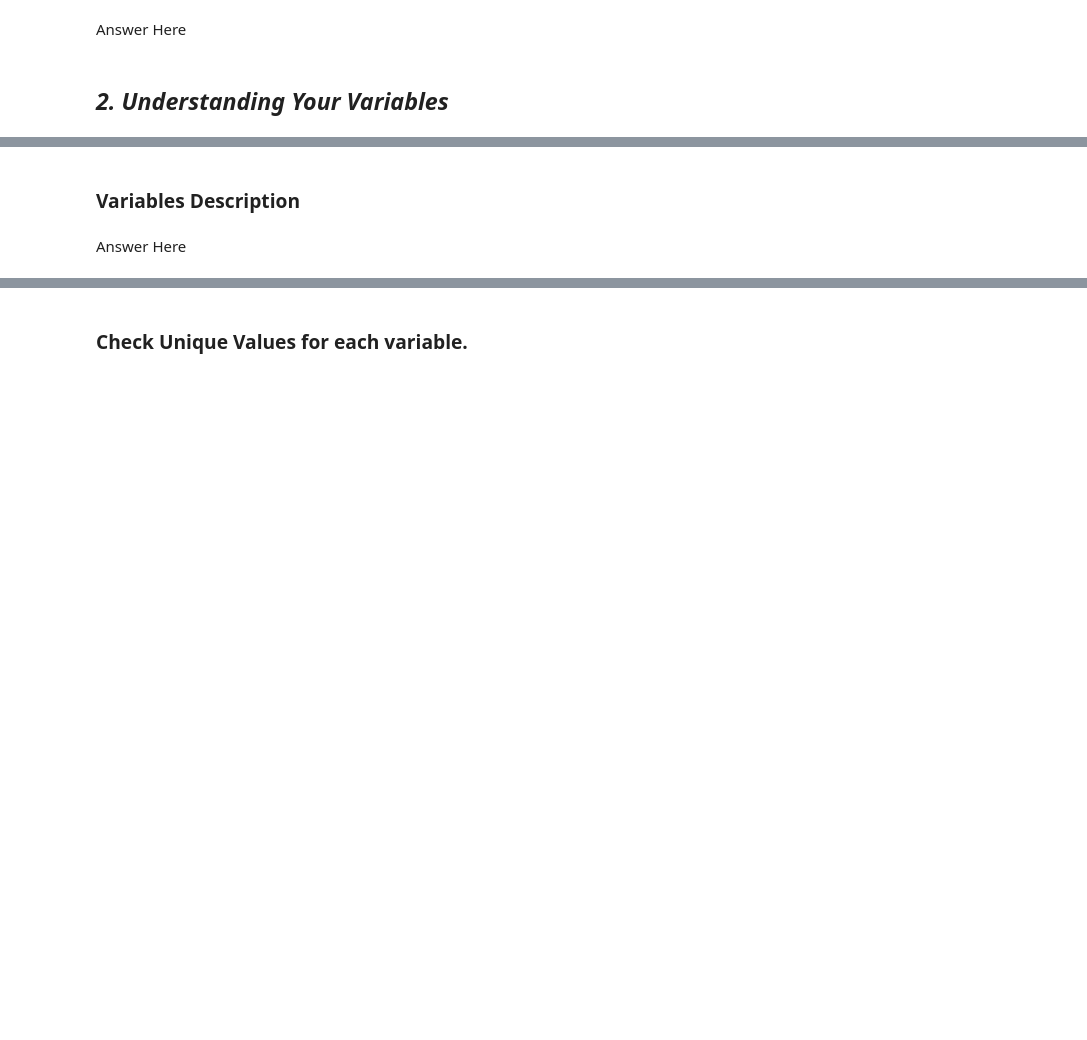
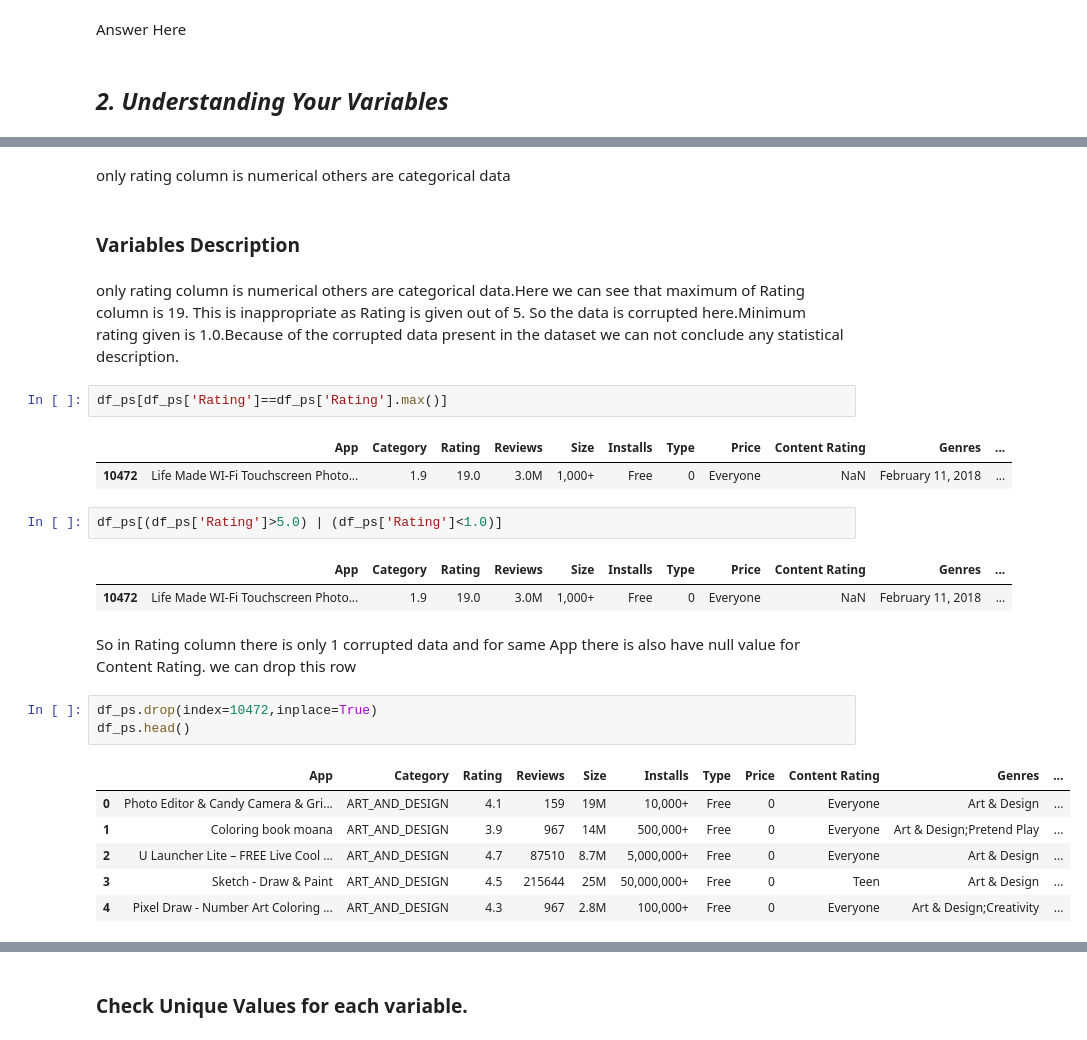
Before and after one commit to sabitendu/EDA-Capstone-Project-on-Play-Store-App-Review-Analysis, a Jupyter notebook: playstore_app_review_analysis.ipynb, the cells around one changed output, grey strips where cells are left out. Cells and saved outputs as stored; diff of their text form; blank space fills up the shorter version.

```diff
--- a/playstore_app_review_analysis.ipynb
+++ b/playstore_app_review_analysis.ipynb
@@ -231,4 +330,28 @@ Answer Here
+# %% [markdown]
+only rating column is numerical others are categorical data
 # %% [markdown]
 ### Variables Description
-# %% [markdown]
-Answer Here
+# %% [markdown]
+only rating column is numerical others are categorical data.Here we can see that maximum of Rating column is 19. This is inappropriate as Rating is given out of 5. So the data is corrupted here.Minimum rating given is 1.0.Because of the corrupted data present in the dataset we can not conclude any statistical description.
+# %%
+df_ps[df_ps['Rating']==df_ps['Rating'].max()]
+# %% [output]
+|  | App | Category | Rating | Reviews | Size | Installs | Type | Price | Content Rating | Genres | ... |
+| 10472 | Life Made WI-Fi Touchscreen Photo... | 1.9 | 19.0 | 3.0M | 1,000+ | Free | 0 | Everyone | NaN | February 11, 2018 | ... |
+# %%
+df_ps[(df_ps['Rating']>5.0) | (df_ps['Rating']<1.0)]
+# %% [output]
+|  | App | Category | Rating | Reviews | Size | Installs | Type | Price | Content Rating | Genres | ... |
+| 10472 | Life Made WI-Fi Touchscreen Photo... | 1.9 | 19.0 | 3.0M | 1,000+ | Free | 0 | Everyone | NaN | February 11, 2018 | ... |
+# %% [markdown]
+So in Rating column there is only 1 corrupted data and for same App there is also have null value for Content Rating. we can drop this row
+# %%
+df_ps.drop(index=10472,inplace=True)
+df_ps.head()
+# %% [output]
+|  | App | Category | Rating | Reviews | Size | Installs | Type | Price | Content Rating | Genres | ... |
+| 0 | Photo Editor & Candy Camera & Gri... | ART_AND_DESIGN | 4.1 | 159 | 19M | 10,000+ | Free | 0 | Everyone | Art & Design | ... |
+| 1 | Coloring book moana | ART_AND_DESIGN | 3.9 | 967 | 14M | 500,000+ | Free | 0 | Everyone | Art & Design;Pretend Play | ... |
+| 2 | U Launcher Lite – FREE Live Cool ... | ART_AND_DESIGN | 4.7 | 87510 | 8.7M | 5,000,000+ | Free | 0 | Everyone | Art & Design | ... |
+| 3 | Sketch - Draw & Paint | ART_AND_DESIGN | 4.5 | 215644 | 25M | 50,000,000+ | Free | 0 | Teen | Art & Design | ... |
+| 4 | Pixel Draw - Number Art Coloring ... | ART_AND_DESIGN | 4.3 | 967 | 2.8M | 100,000+ | Free | 0 | Everyone | Art & Design;Creativity | ... |
```
Also changed, not shown: parts of 33 cells of this notebook.
